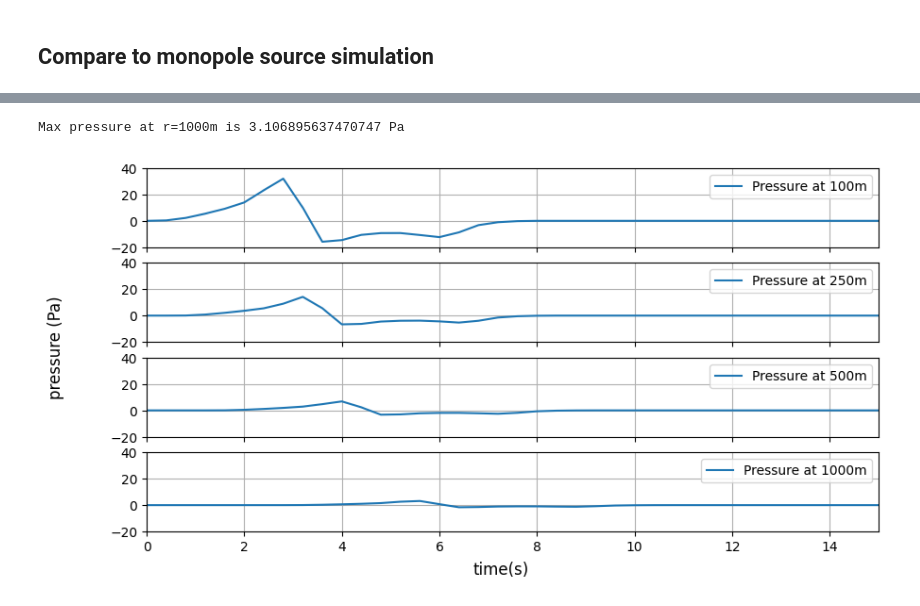
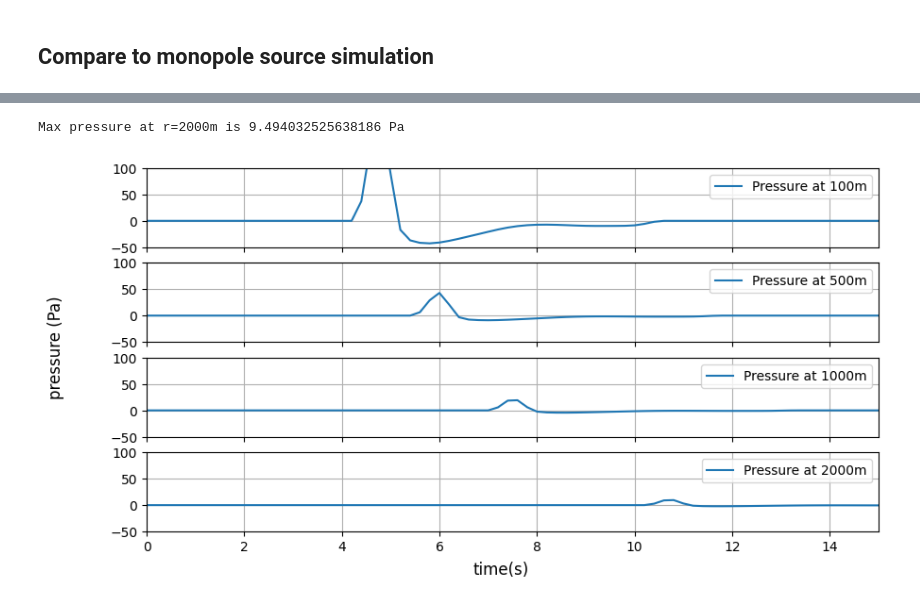
Before and after one commit to paxtonsc/volcano-sims, a Jupyter notebook: notebooks/2025.05.26.experiments.ipynb, the cells around one changed output, grey strips where cells are left out. Drawn from its saved outputs; the diff is of its cells as text; code cells hidden in the pictures.

```diff
--- a/notebooks/2025.05.26.experiments.ipynb
+++ b/notebooks/2025.05.26.experiments.ipynb
@@ -367,10 +366,10 @@ import matplotlib.colors as colors
 import numpy as np
 import processing.mdtools as mdtools
 
-iterations = 140
+iterations = 400
 
 # Assume solver2D_from is available as in the original code
-solver2D_atm1 = get_local_solver_from_index_func("simple_conduit", "test_infrasound_v0_atm1")
+solver2D_atm1 = get_local_solver_from_index_func("simple_conduit", "test_infrasound_v1_atm1")
 
 # Set up figure
 fig = plt.figure(figsize=(8, 6))
@@ -402,7 +401,7 @@ def update(frame):
 ani = animation.FuncAnimation(
     fig,
     update,
-    frames=range(0, iterations, 2),  # Adjust range based on available solver indices
+    frames=range(0, iterations, 8),  # Adjust range based on available solver indices
     interval=100,  # Time between frames in milliseconds
     blit=False
 )
@@ -465,0 +596,19 @@ Max pressure value at r=2000m is 19.48956927532563
+# %%
+# Evaluate matrix T
+T00_inertial = mg_rho * mg_u * mg_u
+T01_inertial = mg_rho * mg_u * mg_v
+T10_inertial = mg_rho * mg_v * mg_u
+T11_inertial = mg_rho * mg_v * mg_v
+
+# Mixed derivative (symmetric)
+d2T01 = (np.diff(np.diff(T01_inertial, axis=-1), axis=-2) / dx) / dy
+
+# d^2(T00)/dx^2
+T00_foldy = 0.5 * (T00_inertial[:,1:,:] + T00_inertial[:,:-1,:])
+d2T00 = T00_foldy[:,:,3:] - T00_foldy[:,:,2:-1] - T00_foldy[:,:,1:-2] + T00_foldy[:,:,0:-3]
+# d^2(T11)/dy^2
+T11_foldx = 0.5 * (T11_inertial[:,:,1:] + T11_inertial[:,:,:-1])
+d2T11 = T11_foldx[:,3:,:] - T11_foldx[:,2:-1,:] - T11_foldx[:,1:-2,:] + T11_foldx[:,0:-3,:]
+
+# Evaluate Lighthill analogy source at cell center, for interior cells (discard boundary cells)
+dijTij_inertial = d2T00[:,1:-1,:] + 2 * d2T01[:,1:-1,1:-1] + d2T11[:,:,1:-1]
@@ -468,15 +729,15 @@ Max pressure value at r=2000m is 19.48956927532563
 # %%
 import matplotlib
 
-file_name = "short_plug_v12"
-iters = 50
+file_name = "short_plug_v15"
+iters = 200
 solver_func = get_local_solver_from_index_func(folder_name, file_name)
 
 u_vec = []
 t_vec = []
 R = 10 # m
 
-for i in range(0, iters, 1):
+for i in range(0, iters, 2):
     solver = solver_func(i)
     momentum = solver.state_coeffs[:,:,solver.physics.get_momentum_slice()]
     rho = np.sum(solver.state_coeffs[:, :, solver.physics.get_mass_slice()],axis=2,keepdims=True)
@@ -527,7 +788,7 @@ def update(t):
                 pressure_array[int(t_idx), j, i] = infrasound.relative_pressure(t, x, y, t_vec, Q_dot_vec)
 
     im.set_array(pressure_array[int(t_idx)])
-    ax.set_title(f'Pressure Distribution at t={t_idx:.2f} s')
+    ax.set_title(f'Pressure Distribution at t={t:.2f} s')
     return [im]
 
 # Create animation
@@ -543,24 +804,24 @@ plt.close(fig)  # Clean up
 # %%
 y_idx = np.argmin(np.abs(Y))
 
 fig, axes = plt.subplots(nrows=4, ncols=1, figsize=(10, 5), sharex=True)
 
-axes[3].plot(t_vec, pressure_array[:, y_idx, np.argmin(np.abs(X - 1000))], label="Pressure at 1000m")
-axes[2].plot(t_vec, pressure_array[:, y_idx, np.argmin(np.abs(X - 500))], label="Pressure at 500m")
-axes[1].plot(t_vec, pressure_array[:, y_idx, np.argmin(np.abs(X - 250))], label="Pressure at 250m")
+axes[3].plot(t_vec, pressure_array[:, y_idx, np.argmin(np.abs(X - 2000))], label="Pressure at 2000m")
+axes[2].plot(t_vec, pressure_array[:, y_idx, np.argmin(np.abs(X - 1000))], label="Pressure at 1000m")
+axes[1].plot(t_vec, pressure_array[:, y_idx, np.argmin(np.abs(X - 500))], label="Pressure at 500m")
 axes[0].plot(t_vec, pressure_array[:, y_idx, np.argmin(np.abs(X - 100))], label="Pressure at 100m")
 
 for i, ax in enumerate(axes):
     ax.legend(loc='upper right')
     ax.grid(True)
-    ax.set_ylim(-20, 40)
+    ax.set_ylim(-50, 100)
     ax.set_xlim(0, 15)
 
 fig.supxlabel("time(s)")
 fig.supylabel("pressure (Pa)")
 plt.savefig(f"{BASE_PATH}/volcano_sims/notebooks/charts/monopole_pressure_vs_time.png")
 
-print(f"Max pressure at r=1000m is {max(np.abs(pressure_array[:, y_idx, np.argmin(np.abs(X - 1000))]))} Pa")
+print(f"Max pressure at r=2000m is {max(np.abs(pressure_array[:, y_idx, np.argmin(np.abs(X - 2000))]))} Pa")
 # %% [output]
-Max pressure at r=1000m is 3.106895637470747 Pa
+Max pressure at r=2000m is 9.494032525638186 Pa
-[figure, old version]
+[figure, new version]
```
Also changed, not shown: parts of 21 cells of this notebook, 12 other files.
